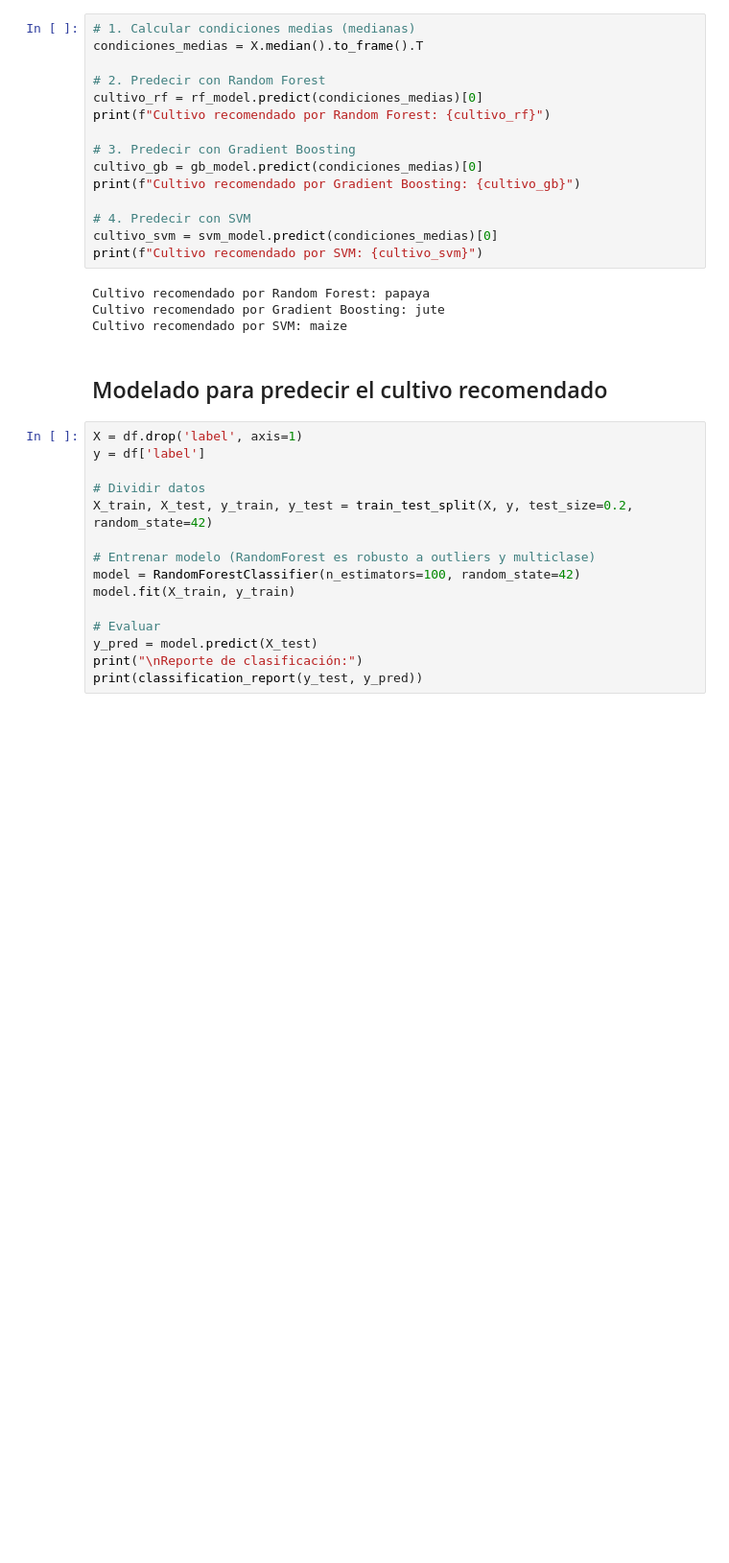
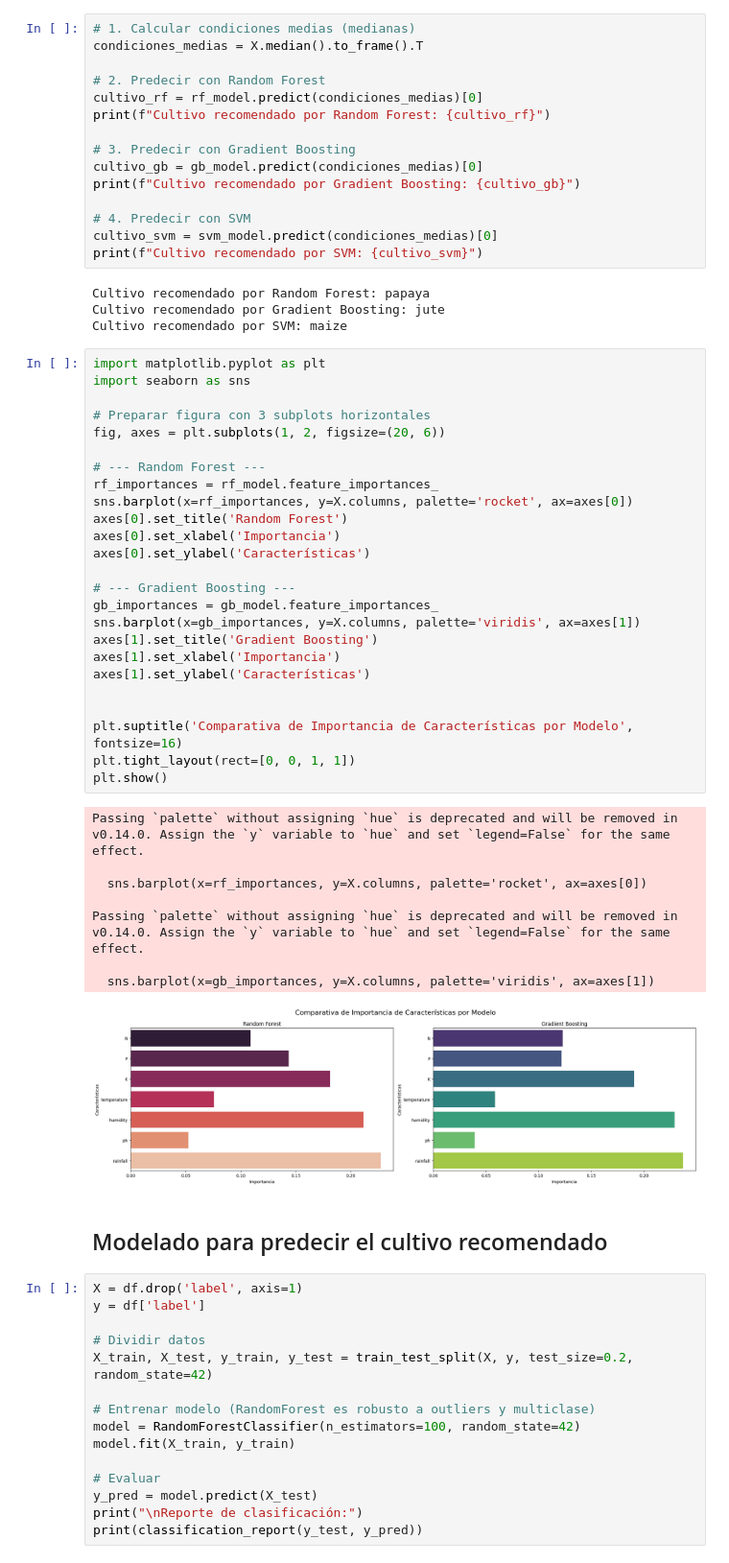
Before and after one commit to ManuelVidales22/ciencia_datos_final, a Jupyter notebook: notebooks/3_modelado.ipynb, the cells around one changed output. Shown at 96% size. Saved outputs shown, nothing was run; the diff lists cells and outputs as text; blank space fills up the shorter version.

Commit message:
Se sube la comparativa de la importancia de caracteristicas por modelo

```diff
--- a/notebooks/3_modelado.ipynb
+++ b/notebooks/3_modelado.ipynb
@@ -227,6 +227,40 @@ print(f"Cultivo recomendado por SVM: {cultivo_svm}")
 Cultivo recomendado por Random Forest: papaya
 Cultivo recomendado por Gradient Boosting: jute
 Cultivo recomendado por SVM: maize
+# %%
+import matplotlib.pyplot as plt
+import seaborn as sns
+
+# Preparar figura con 3 subplots horizontales
+fig, axes = plt.subplots(1, 2, figsize=(20, 6))
+
+# --- Random Forest ---
+rf_importances = rf_model.feature_importances_
+sns.barplot(x=rf_importances, y=X.columns, palette='rocket', ax=axes[0])
+axes[0].set_title('Random Forest')
+axes[0].set_xlabel('Importancia')
+axes[0].set_ylabel('Características')
+
+# --- Gradient Boosting ---
+gb_importances = gb_model.feature_importances_
+sns.barplot(x=gb_importances, y=X.columns, palette='viridis', ax=axes[1])
+axes[1].set_title('Gradient Boosting')
+axes[1].set_xlabel('Importancia')
+axes[1].set_ylabel('Características')
+
+
+plt.suptitle('Comparativa de Importancia de Características por Modelo', fontsize=16)
+plt.tight_layout(rect=[0, 0, 1, 1])
+plt.show()
+# %% [output]
+Passing `palette` without assigning `hue` is deprecated and will be removed in v0.14.0. Assign the `y` variable to `hue` and set `legend=False` for the same effect.
+
+  sns.barplot(x=rf_importances, y=X.columns, palette='rocket', ax=axes[0])
+
+Passing `palette` without assigning `hue` is deprecated and will be removed in v0.14.0. Assign the `y` variable to `hue` and set `legend=False` for the same effect.
+
+  sns.barplot(x=gb_importances, y=X.columns, palette='viridis', ax=axes[1])
+[figure, added]
 # %% [markdown]
 ##  Modelado para predecir el cultivo recomendado
 # %%
```
